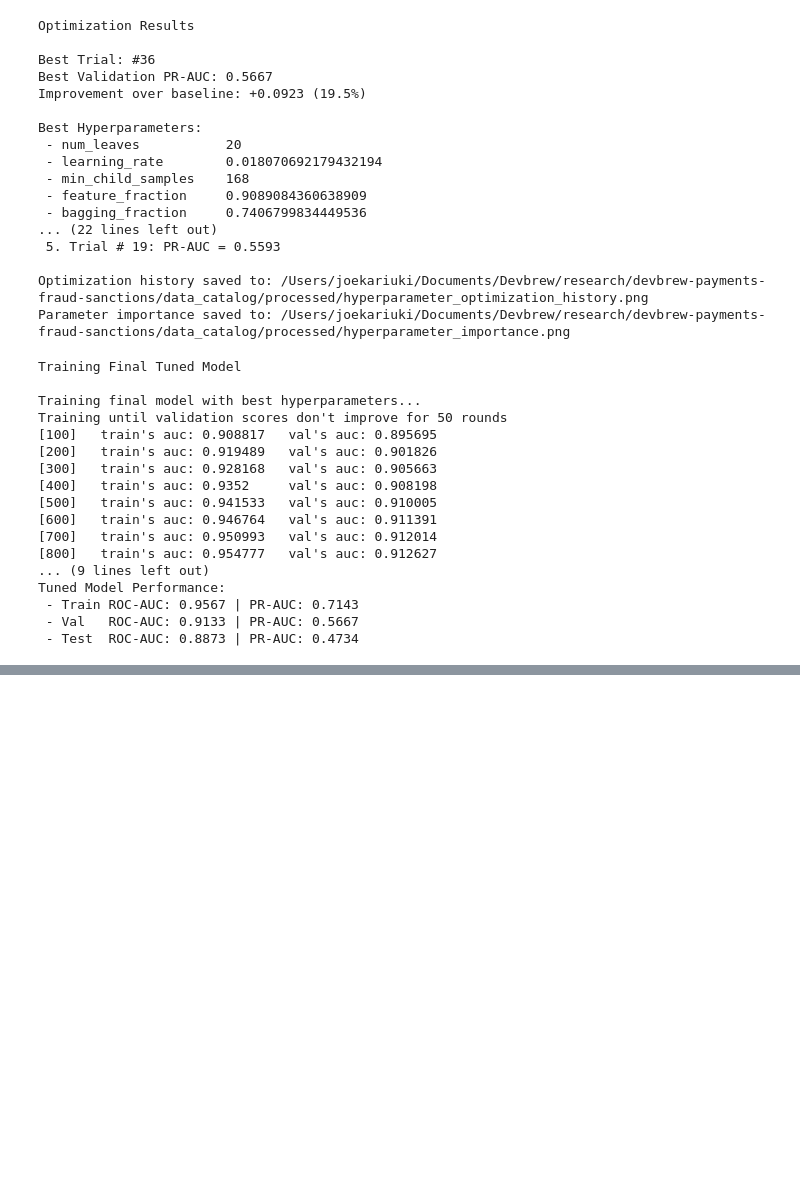
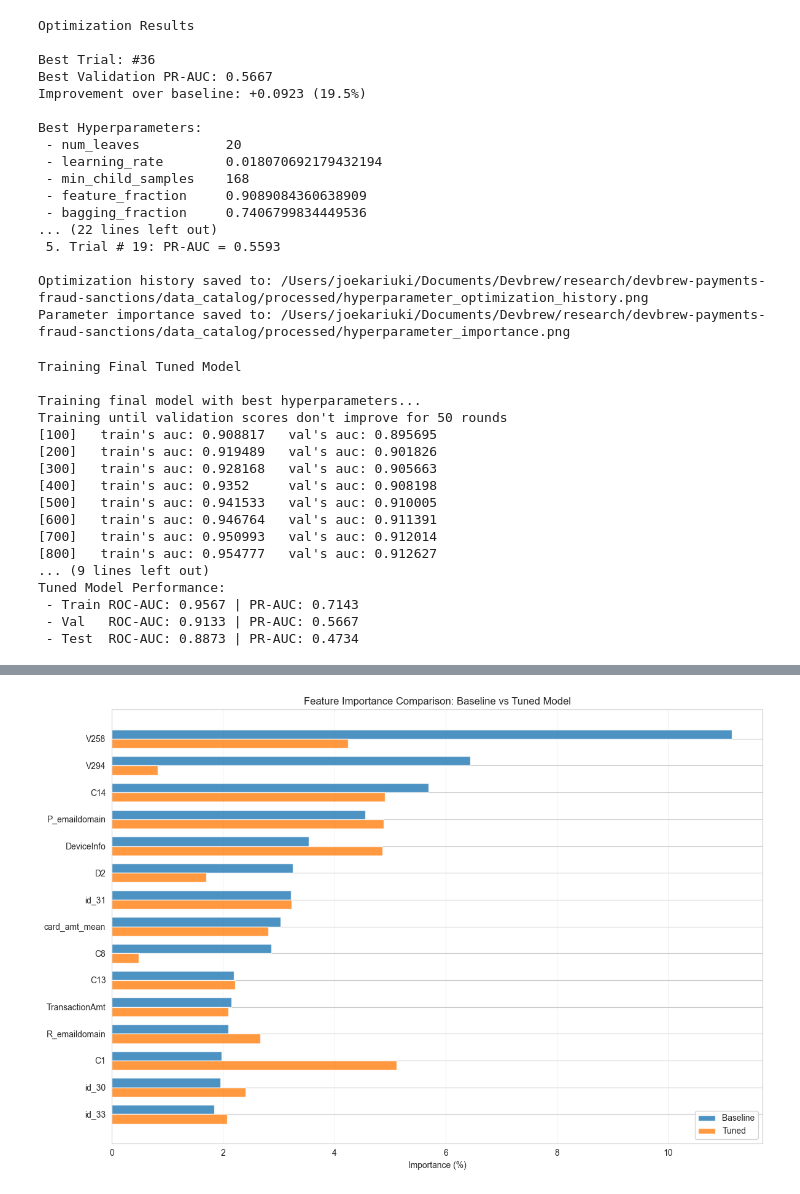
Before and after one commit to devbrewai/ai-fraud-detection-cross-border-payments, a Jupyter notebook: notebooks/03_model_training.ipynb, the cells around one changed output, grey strips where cells are left out. Drawn from its saved outputs; the diff is of its cells as text; code cells hidden in the pictures; blank space fills up the shorter version.

```diff
--- a/notebooks/03_model_training.ipynb
+++ b/notebooks/03_model_training.ipynb
@@ -2500,0 +2859,72 @@ Tuned Model Performance:
+# %%
+# Diagnostic 4: Feature Importance Comparison
+
+print("Diagnostic 4: Feature Importance Comparison")
+
+# Extract feature importances
+baseline_importance = baseline_model.feature_importance(importance_type='gain')
+tuned_importance = tuned_model.feature_importance(importance_type='gain')
+
+# Normalize to percentages
+baseline_importance_pct = baseline_importance / baseline_importance.sum() * 100
+tuned_importance_pct = tuned_importance / tuned_importance.sum() * 100
+
+# Create comparison DataFrame
+importance_comparison = pd.DataFrame({
+    'Feature': feature_names,
+    'Baseline': baseline_importance_pct,
+    'Tuned': tuned_importance_pct,
+})
+importance_comparison['Change'] = importance_comparison['Tuned'] - importance_comparison['Baseline']
+importance_comparison['Abs_Change'] = importance_comparison['Change'].abs()
+importance_comparison = importance_comparison.sort_values('Baseline', ascending=False)
+
+# Show top 20 features
+print("\nTop 20 Features by Baseline Importance:")
+print(f"{'Feature':<30} {'Baseline %':<12} {'Tuned %':<12} {'Change'}")
+print("-" * 70)
+
+top_20 = importance_comparison.head(20)
+for _, row in top_20.iterrows():
+    change_indicator = "↑" if row['Change'] > 1 else ("↓" if row['Change'] < -1 else "→")
+    print(f"{row['Feature']:<30} {row['Baseline']:>10.2f}%  {row['Tuned']:>10.2f}%  {change_indicator} {row['Change']:+.2f}%")
+
+# Calculate importance shift metrics
+importance_correlation = np.corrcoef(baseline_importance, tuned_importance)[0, 1]
+mean_abs_change = importance_comparison['Abs_Change'].mean()
+large_shifts = (importance_comparison['Abs_Change'] > 2.0).sum()
+
+print(f"\nImportance Shift Metrics:")
+print(f" - Correlation: {importance_correlation:.4f}")
+print(f" - Mean Absolute Change: {mean_abs_change:.2f}%")
+print(f" - Features with >2% shift: {large_shifts} / {len(feature_names)}")
+
+if importance_correlation > 0.95:
+    print(" - Models rely on very similar features (r > 0.95)")
+elif importance_correlation > 0.85:
+    print(" - Models have similar feature priorities (0.85 < r < 0.95)")
+else:
+    print(f" - [WARNING] Models rely on substantially different features (r < 0.85)")
+    print("     May indicate overfitting to validation-specific patterns")
+
+# Visualize top 15 feature importances
+fig, ax = plt.subplots(figsize=(12, 8))
+
+top_15 = importance_comparison.head(15)
+x = np.arange(len(top_15))
+width = 0.35
+
+bars1 = ax.barh(x - width/2, top_15['Baseline'], width, label='Baseline', alpha=0.8)
+bars2 = ax.barh(x + width/2, top_15['Tuned'], width, label='Tuned', alpha=0.8)
+
+ax.set_xlabel('Importance (%)')
+ax.set_title('Feature Importance Comparison: Baseline vs Tuned Model')
+ax.set_yticks(x)
+ax.set_yticklabels(top_15['Feature'])
+ax.legend()
+ax.invert_yaxis()
+ax.grid(True, alpha=0.3, axis='x')
+
+plt.tight_layout()
+plt.show()
+# %% [output]
@@ -2500,0 +2948 @@ Tuned Model Performance:
+[figure, added]
```
Also changed, not shown: parts of 13 cells of this notebook, 1 other file.
